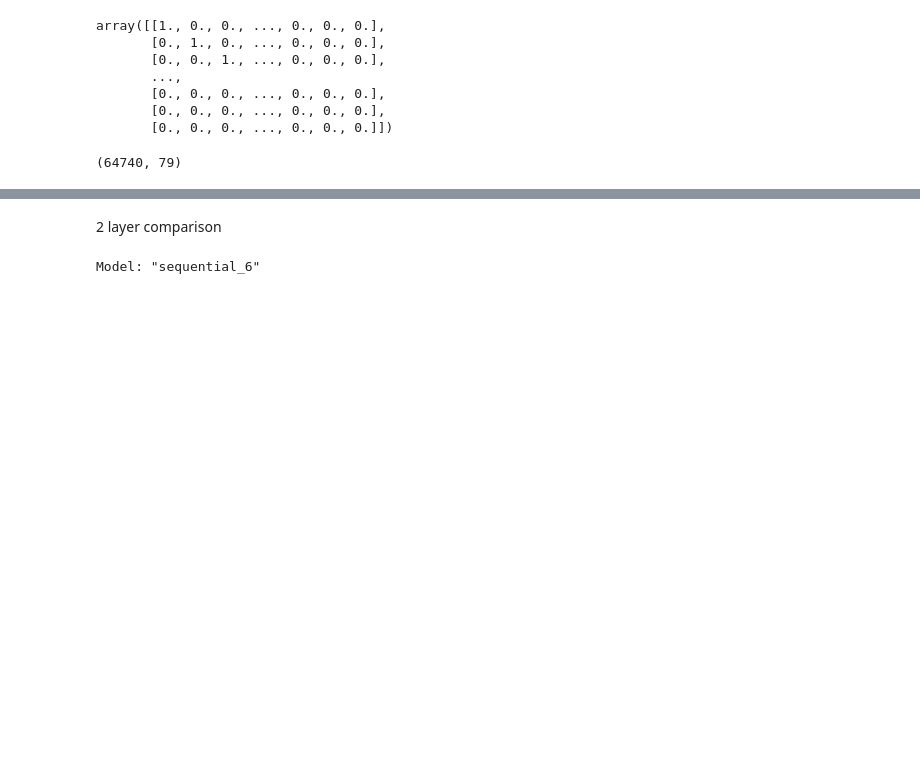
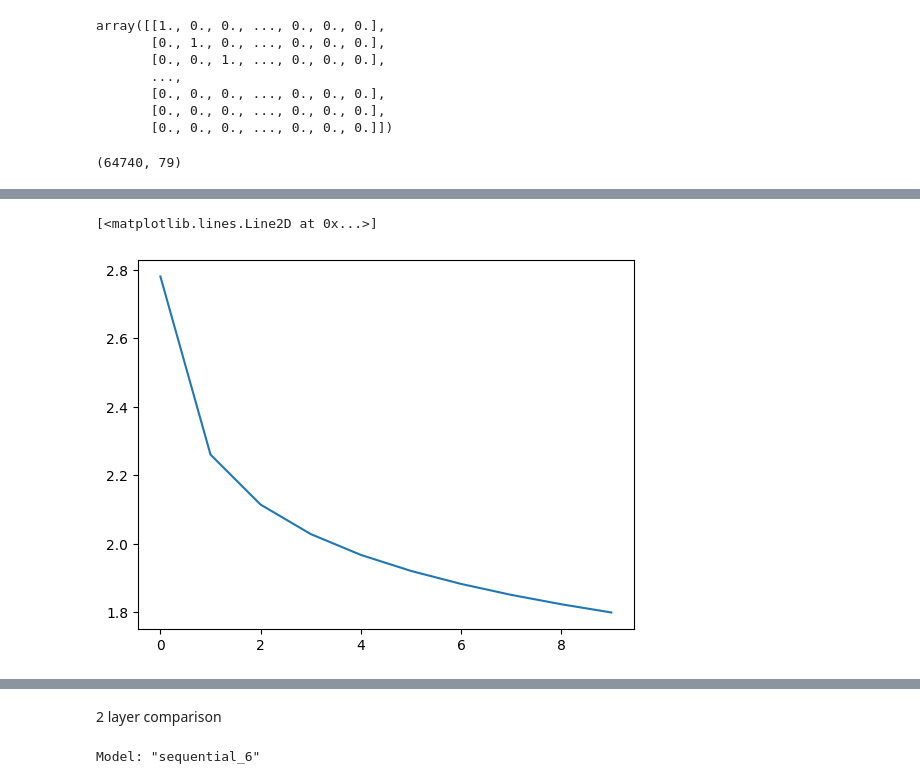
Before and after one commit to Valentin-dB/DD2424-MusicGen, a Jupyter notebook: RNN_VS_LSTM.ipynb, the cells around one changed output, grey strips where cells are left out. Saved outputs shown, nothing was run; the diff lists cells and outputs as text; code cells hidden in the pictures; blank space fills up the shorter version.

Commit message:
train avec ADA grad, ajout d'un SMOTE pour régler les pb d'echantillonage

```diff
--- a/RNN_VS_LSTM.ipynb
+++ b/RNN_VS_LSTM.ipynb
@@ -234,0 +299,11 @@ plt.plot(range(len(loss)), loss)
+# %%
+
+from tensorflow.keras.layers import  Dense
+
+# Créer le modèle RNN
+model = Sequential()
+dim = len(dict_notes_upd)
+model.add(SimpleRNN(units=dim, input_shape=(5,dim)))  # Ajouter la couche RNN
+model.add(Dense(units=dim, activation='softmax'))  # Ajouter la couche de sortie
+
+model.summary()
@@ -234,0 +322,7 @@ plt.plot(range(len(loss)), loss)
+# %%
+# Compiler le modèle avec l'optimiseur AdaGrad comme dans l'assigment 4
+opt = optimizers.Adagrad(learning_rate=0.01)
+model.compile(optimizer=opt, loss='categorical_crossentropy', metrics=['accuracy'])
+
+
+model.fit(training_one_hot, label_one_hot, epochs=10, batch_size=32)
@@ -235,3 +351,10 @@ plt.plot(range(len(loss)), loss)
+# %%
+#Print the loss function
+loss = model.history.history['loss']
+plt.plot(range(len(loss)), loss)
+# %% [output]
+[<matplotlib.lines.Line2D at 0x...>]
+[figure, added]
 # %%
 ##LSTM Architecture
 
```
Also changed, not shown: parts of 25 cells of this notebook.
